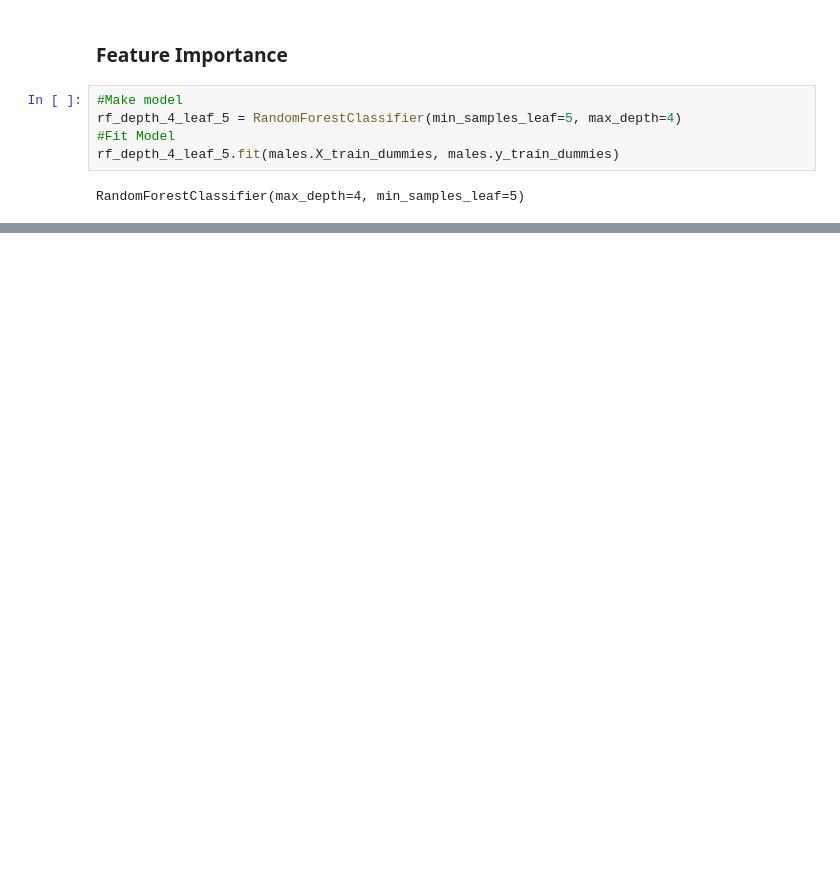
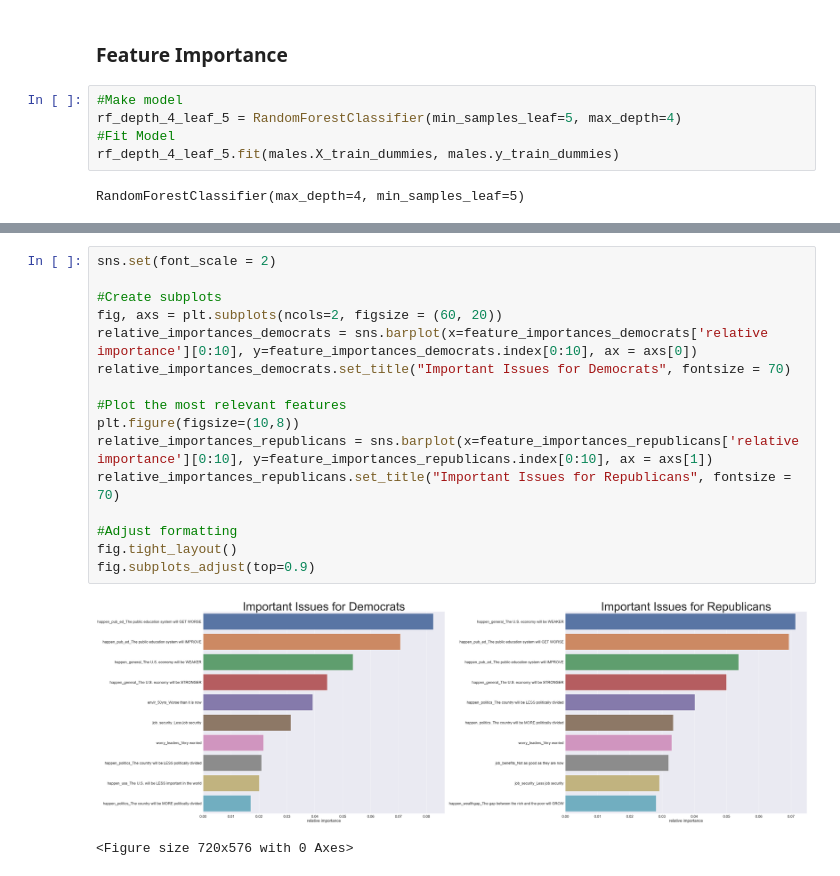
Before and after one commit to american-perspectives-capstone/american-attitudes, a Jupyter notebook: rough_notebooks/Malachi_modeling_new.ipynb, the cells around one changed output, grey strips where cells are left out. Cells and saved outputs as stored; diff of their text form; blank space fills up the shorter version.

```diff
--- a/rough_notebooks/Malachi_modeling_new.ipynb
+++ b/rough_notebooks/Malachi_modeling_new.ipynb
@@ -469,0 +707,19 @@ relative_importances = sns.barplot(x=feature_importances['relative importance'][
+# %%
+sns.set(font_scale = 2)
+
+#Create subplots
+fig, axs = plt.subplots(ncols=2, figsize = (60, 20))
+relative_importances_democrats = sns.barplot(x=feature_importances_democrats['relative importance'][0:10], y=feature_importances_democrats.index[0:10], ax = axs[0])
+relative_importances_democrats.set_title("Important Issues for Democrats", fontsize = 70)
+
+#Plot the most relevant features
+plt.figure(figsize=(10,8))
+relative_importances_republicans = sns.barplot(x=feature_importances_republicans['relative importance'][0:10], y=feature_importances_republicans.index[0:10], ax = axs[1])
+relative_importances_republicans.set_title("Important Issues for Republicans", fontsize = 70)
+
+#Adjust formatting
+fig.tight_layout()
+fig.subplots_adjust(top=0.9)
+# %% [output]
+[figure, added]
+<Figure size 720x576 with 0 Axes>
```
Also changed, not shown: parts of 47 cells of this notebook.
